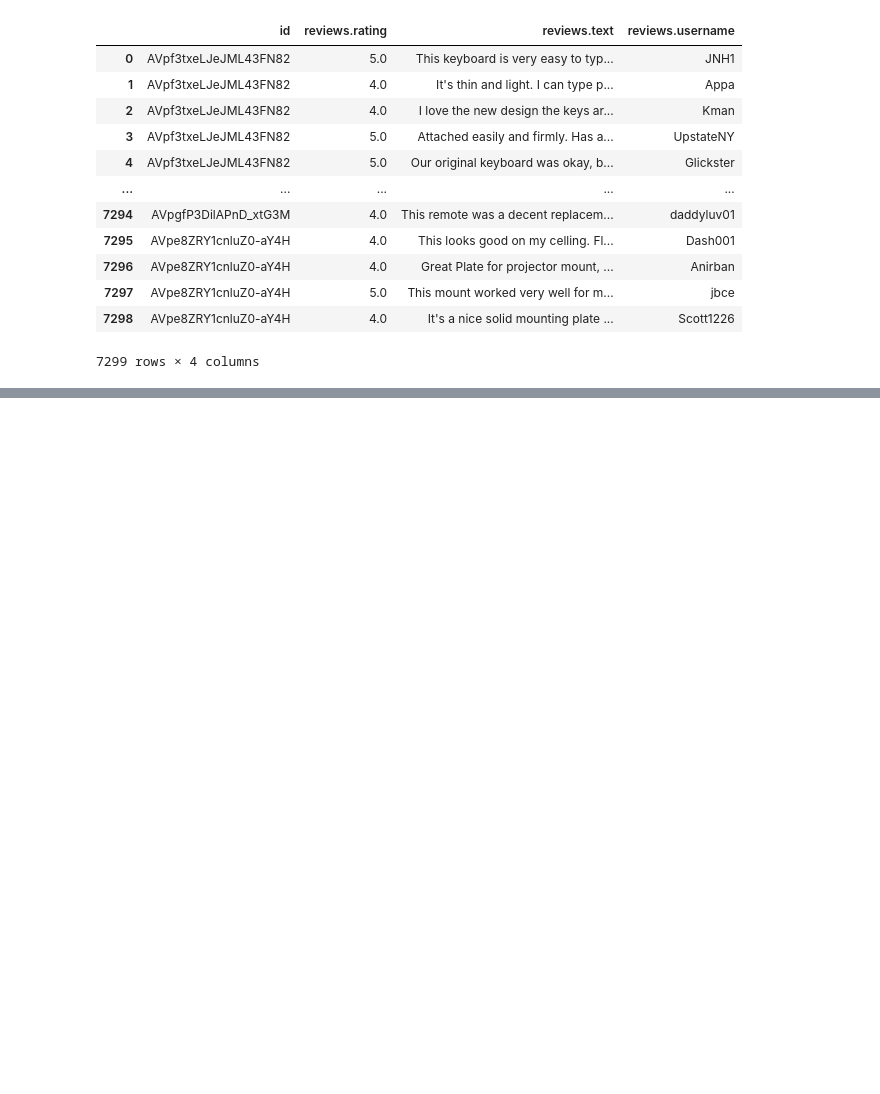
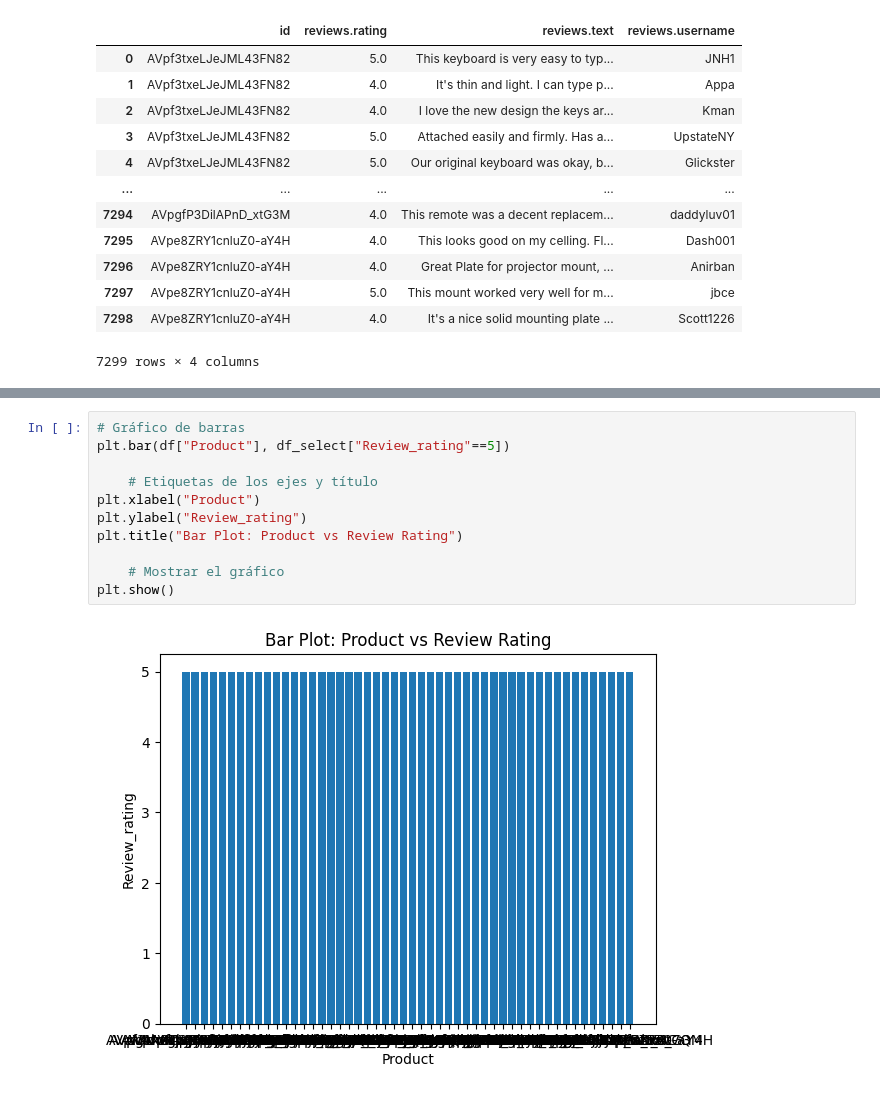
Before and after one commit to gina13mnsr/AmazonElectronics, a Jupyter notebook: Amazon_electronics.ipynb, the cells around one changed output, grey strips where cells are left out. Cells and saved outputs as stored; diff of their text form; blank space fills up the shorter version.

```diff
--- a/Amazon_electronics.ipynb
+++ b/Amazon_electronics.ipynb
@@ -127,0 +196,13 @@ memory usage: 1.5+ KB
+# %%
+# Gráfico de barras
+plt.bar(df["Product"], df_select["Review_rating"==5])
+
+    # Etiquetas de los ejes y título
+plt.xlabel("Product")
+plt.ylabel("Review_rating")
+plt.title("Bar Plot: Product vs Review Rating")
+
+    # Mostrar el gráfico
+plt.show()
+# %% [output]
+[figure, added]
```
Also changed, not shown: parts of 14 cells of this notebook.
